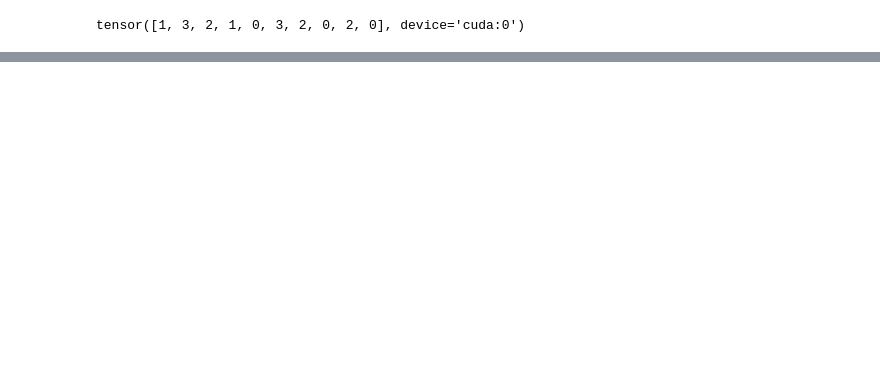
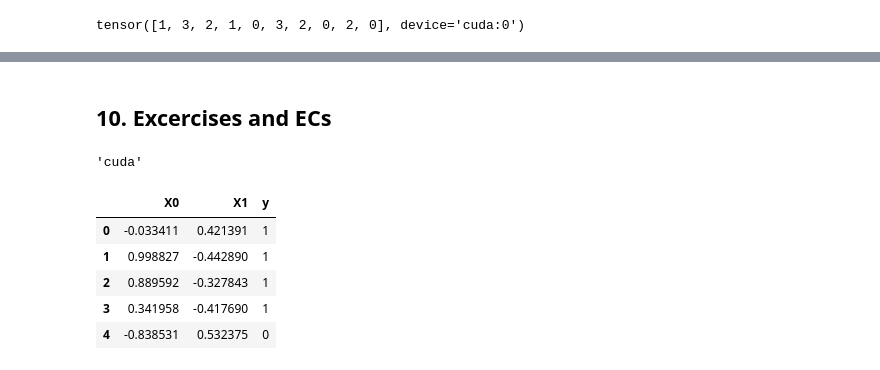
Before and after one commit to R1sh11172/PyTorch_Deep_Proj, a Jupyter notebook: 02_pytorch_classification_neural_networks.ipynb, the cells around one changed output, grey strips where cells are left out. Drawn from its saved outputs; the diff is of its cells as text; code cells hidden in the pictures; blank space fills up the shorter version.

```diff
--- a/02_pytorch_classification_neural_networks.ipynb
+++ b/02_pytorch_classification_neural_networks.ipynb
@@ -1031,0 +1043,28 @@ NameError: ignored
+# %% [markdown]
+## 10. Excercises and ECs
+# %%
+import torch
+from torch import nn
+import matplotlib.pyplot as plt
+from sklearn.datasets import make_moons
+import pandas as pd
+from sklearn.model_selection import train_test_split
+
+device = "cuda" if torch.cuda.is_available() else "cpu"
+device
+# %% [output]
+'cuda'
+# %%
+NUM_SAMPLES = 1000
+RANDOM_SEED = 42
+
+X_moons, y_moons = make_moons(n_samples=NUM_SAMPLES, noise=0.07, random_state=RANDOM_SEED)
+moonDF = pd.DataFrame({"X0": X_moons[:, 0], "X1": X_moons[:, 1], "y": y_moons})
+moonDF.head()
+# %% [output]
+|  | X0 | X1 | y |
+| 0 | -0.033411 | 0.421391 | 1 |
+| 1 | 0.998827 | -0.442890 | 1 |
+| 2 | 0.889592 | -0.327843 | 1 |
+| 3 | 0.341958 | -0.417690 | 1 |
+| 4 | -0.838531 | 0.532375 | 0 |
```
Also changed, not shown: parts of 22 cells of this notebook.
